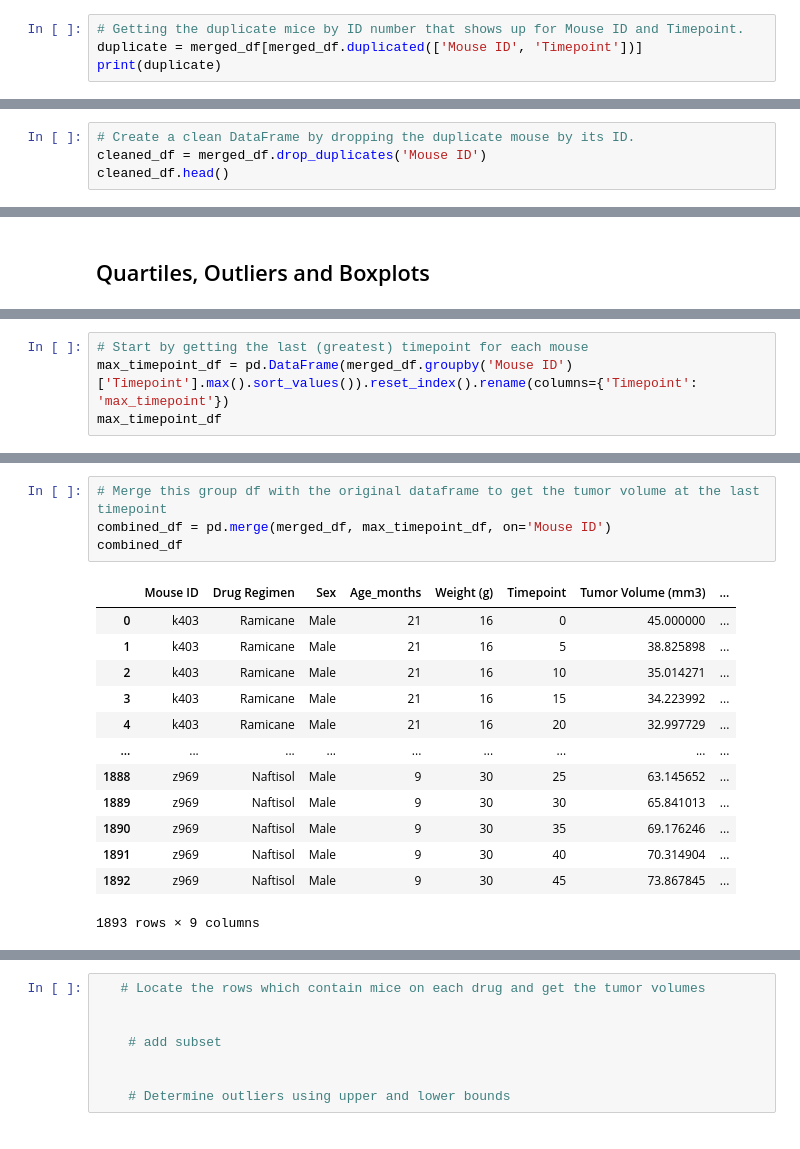
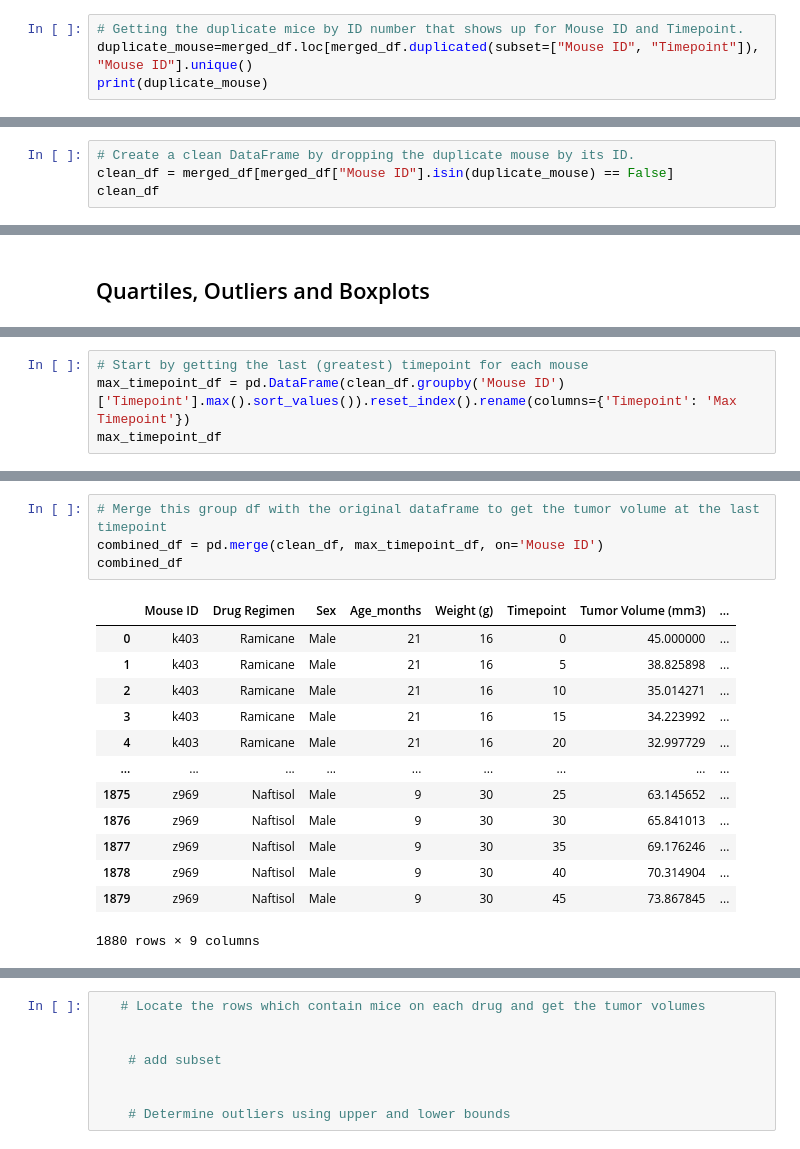
Before and after one commit to Brack1345/matplotlib_challenge, a Jupyter notebook: pymaceuticals_starter.ipynb, the cells around one changed output, grey strips where cells are left out. Saved outputs shown, nothing was run; the diff lists cells and outputs as text.

```diff
--- a/pymaceuticals_starter.ipynb
+++ b/pymaceuticals_starter.ipynb
@@ -39,6 +56,6 @@ print(mouse_count)
 1893
 # %%
 # Getting the duplicate mice by ID number that shows up for Mouse ID and Timepoint.
-duplicate = merged_df[merged_df.duplicated(['Mouse ID', 'Timepoint'])]
-print(duplicate)
+duplicate_mouse=merged_df.loc[merged_df.duplicated(subset=["Mouse ID", "Timepoint"]), "Mouse ID"].unique()
+print(duplicate_mouse)
 # %% [output]
@@ -80,6 +65,6 @@ print(all_duplicates)
 # %%
 # Create a clean DataFrame by dropping the duplicate mouse by its ID.
-cleaned_df = merged_df.drop_duplicates('Mouse ID')
-cleaned_df.head()
+clean_df = merged_df[merged_df["Mouse ID"].isin(duplicate_mouse) == False]
+clean_df
 # %% [output]
 |  | Mouse ID | Drug Regimen | Sex | Age_months | Weight (g) | Timepoint | Tumor Volume (mm3) | ... |
@@ -257,6 +262,6 @@ last_df.head().reset_index()
 | 4 | 440 | i557 | Capomulin | Female | 1 | 24 | 45 | 47.685963 | ... |
 # %%
 # Start by getting the last (greatest) timepoint for each mouse
-max_timepoint_df = pd.DataFrame(merged_df.groupby('Mouse ID')['Timepoint'].max().sort_values()).reset_index().rename(columns={'Timepoint': 'max_timepoint'})
+max_timepoint_df = pd.DataFrame(clean_df.groupby('Mouse ID')['Timepoint'].max().sort_values()).reset_index().rename(columns={'Timepoint': 'Max Timepoint'})
 max_timepoint_df
 # %% [output]
@@ -276,21 +281,21 @@ max_timepoint_df
 # %%
 # Merge this group df with the original dataframe to get the tumor volume at the last timepoint
-combined_df = pd.merge(merged_df, max_timepoint_df, on='Mouse ID')
+combined_df = pd.merge(clean_df, max_timepoint_df, on='Mouse ID')
 combined_df
 # %% [output]
 |  | Mouse ID | Drug Regimen | Sex | Age_months | Weight (g) | Timepoint | Tumor Volume (mm3) | ... |
 | 0 | k403 | Ramicane | Male | 21 | 16 | 0 | 45.000000 | ... |
 | 1 | k403 | Ramicane | Male | 21 | 16 | 5 | 38.825898 | ... |
 | 2 | k403 | Ramicane | Male | 21 | 16 | 10 | 35.014271 | ... |
 | 3 | k403 | Ramicane | Male | 21 | 16 | 15 | 34.223992 | ... |
 | 4 | k403 | Ramicane | Male | 21 | 16 | 20 | 32.997729 | ... |
 | ... | ... | ... | ... | ... | ... | ... | ... | ... |
-| 1888 | z969 | Naftisol | Male | 9 | 30 | 25 | 63.145652 | ... |
-| 1889 | z969 | Naftisol | Male | 9 | 30 | 30 | 65.841013 | ... |
-| 1890 | z969 | Naftisol | Male | 9 | 30 | 35 | 69.176246 | ... |
-| 1891 | z969 | Naftisol | Male | 9 | 30 | 40 | 70.314904 | ... |
-| 1892 | z969 | Naftisol | Male | 9 | 30 | 45 | 73.867845 | ... |
+| 1875 | z969 | Naftisol | Male | 9 | 30 | 25 | 63.145652 | ... |
+| 1876 | z969 | Naftisol | Male | 9 | 30 | 30 | 65.841013 | ... |
+| 1877 | z969 | Naftisol | Male | 9 | 30 | 35 | 69.176246 | ... |
+| 1878 | z969 | Naftisol | Male | 9 | 30 | 40 | 70.314904 | ... |
+| 1879 | z969 | Naftisol | Male | 9 | 30 | 45 | 73.867845 | ... |
-1893 rows × 9 columns
+1880 rows × 9 columns
 # %%
 # Put treatments into a list for for loop (and later for plot labels)
 treatment_list = ["Ramicane", "Capomulin", "Infubinol", "Ceftamin"]
```
Also changed, not shown: parts of 16 cells of this notebook.
